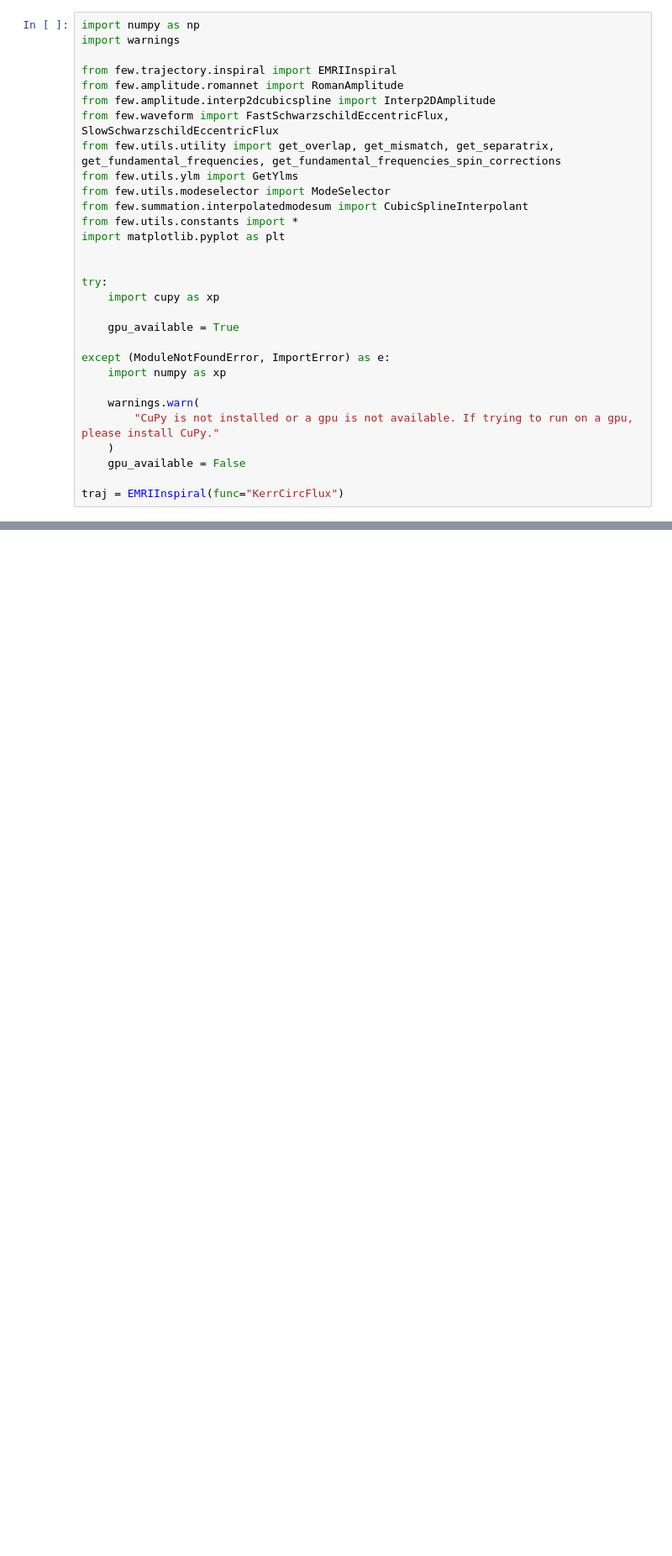
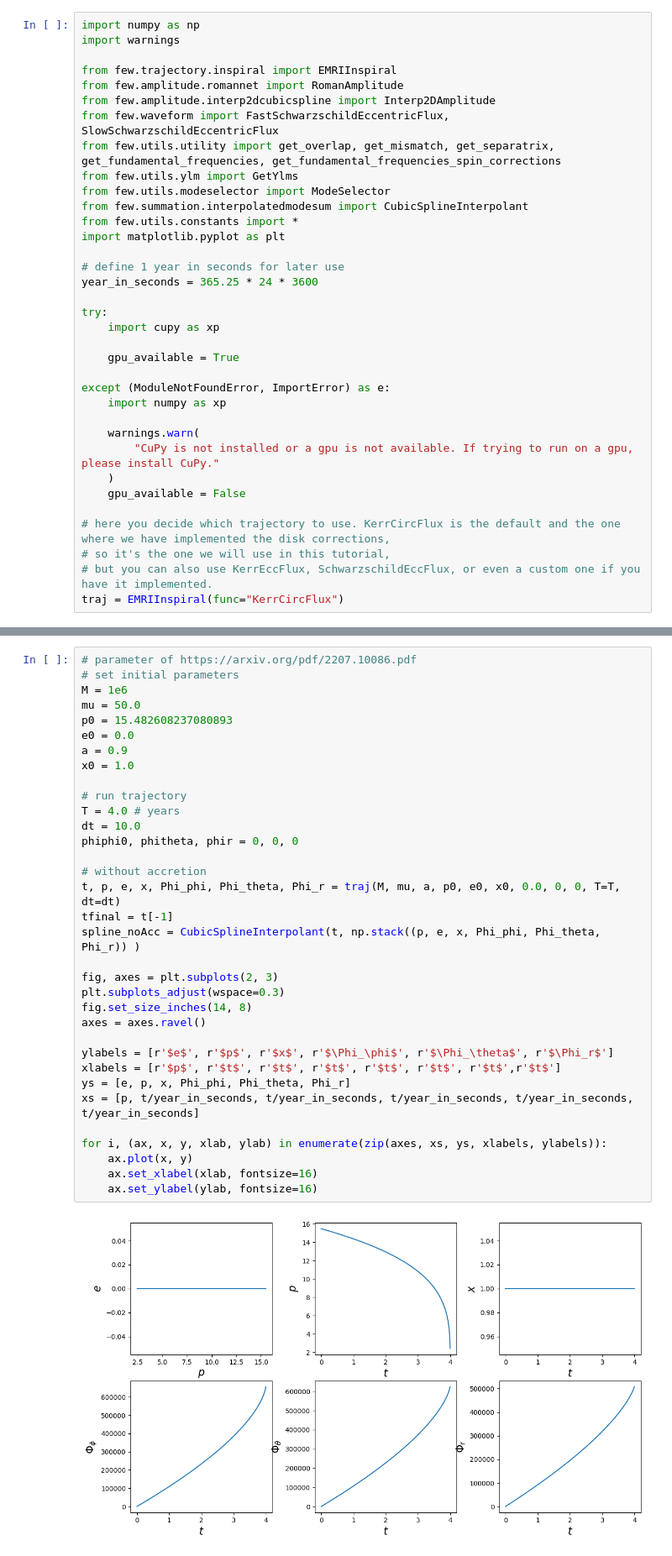
Before and after one commit to stephengreen/DirtyEMRI-tutorial, a Jupyter notebook: Playground_KerrCircularAccretion.ipynb, the cells around one changed output, grey strips where cells are left out. Shown at 84% size. Cells and saved outputs as stored; diff of their text form; blank space fills up the shorter version.

Commit message:
tutorial updates

```diff
--- a/Playground_KerrCircularAccretion.ipynb
+++ b/Playground_KerrCircularAccretion.ipynb
@@ -63,6 +64,8 @@ from few.summation.interpolatedmodesum import CubicSplineInterpolant
 from few.utils.constants import *
 import matplotlib.pyplot as plt
 
+# define 1 year in seconds for later use
+year_in_seconds = 365.25 * 24 * 3600
 
 try:
     import cupy as xp
@@ -77,4 +80,7 @@ except (ModuleNotFoundError, ImportError) as e:
     )
     gpu_available = False
 
+# here you decide which trajectory to use. KerrCircFlux is the default and the one where we have implemented the disk corrections,
+# so it's the one we will use in this tutorial,
+# but you can also use KerrEccFlux, SchwarzschildEccFlux, or even a custom one if you have it implemented.
 traj = EMRIInspiral(func="KerrCircFlux")
@@ -80,0 +106,36 @@ traj = EMRIInspiral(func="KerrCircFlux")
+# %%
+# parameter of https://arxiv.org/pdf/2207.10086.pdf
+# set initial parameters
+M = 1e6
+mu = 50.0
+p0 = 15.482608237080893
+e0 = 0.0
+a = 0.9
+x0 = 1.0
+
+# run trajectory
+T = 4.0 # years
+dt = 10.0
+phiphi0, phitheta, phir = 0, 0, 0
+
+# without accretion
+t, p, e, x, Phi_phi, Phi_theta, Phi_r = traj(M, mu, a, p0, e0, x0, 0.0, 0, 0, T=T, dt=dt)
+tfinal = t[-1]
+spline_noAcc = CubicSplineInterpolant(t, np.stack((p, e, x, Phi_phi, Phi_theta, Phi_r)) )
+
+fig, axes = plt.subplots(2, 3)
+plt.subplots_adjust(wspace=0.3)
+fig.set_size_inches(14, 8)
+axes = axes.ravel()
+
+ylabels = [r'$e$', r'$p$', r'$x$', r'$\Phi_\phi$', r'$\Phi_\theta$', r'$\Phi_r$']
+xlabels = [r'$p$', r'$t$', r'$t$', r'$t$', r'$t$', r'$t$', r'$t$',r'$t$']
+ys = [e, p, x, Phi_phi, Phi_theta, Phi_r]
+xs = [p, t/year_in_seconds, t/year_in_seconds, t/year_in_seconds, t/year_in_seconds, t/year_in_seconds]
+
+for i, (ax, x, y, xlab, ylab) in enumerate(zip(axes, xs, ys, xlabels, ylabels)):
+    ax.plot(x, y)
+    ax.set_xlabel(xlab, fontsize=16)
+    ax.set_ylabel(ylab, fontsize=16)
+# %% [output]
+[figure, added]
```
Also changed, not shown: parts of 16 cells of this notebook.
